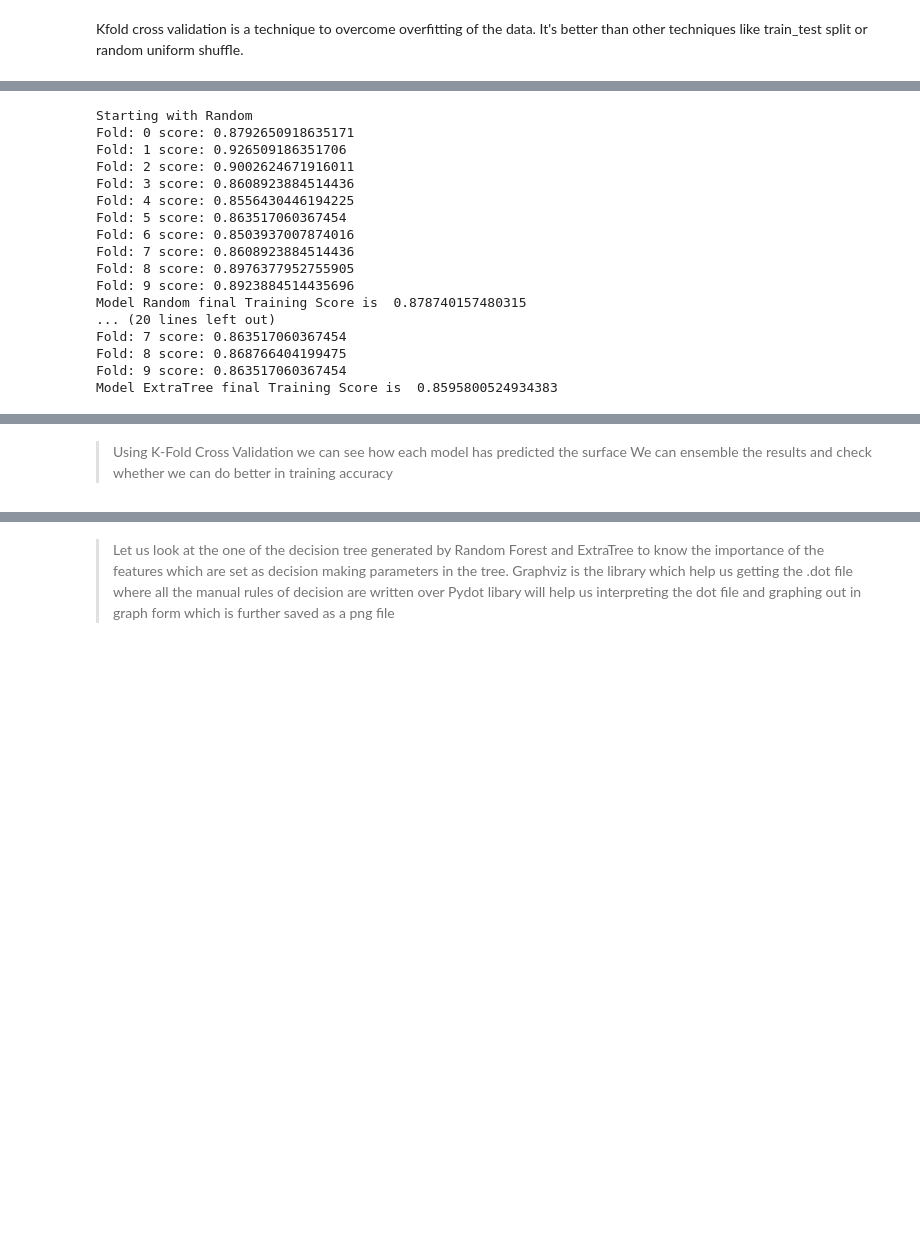
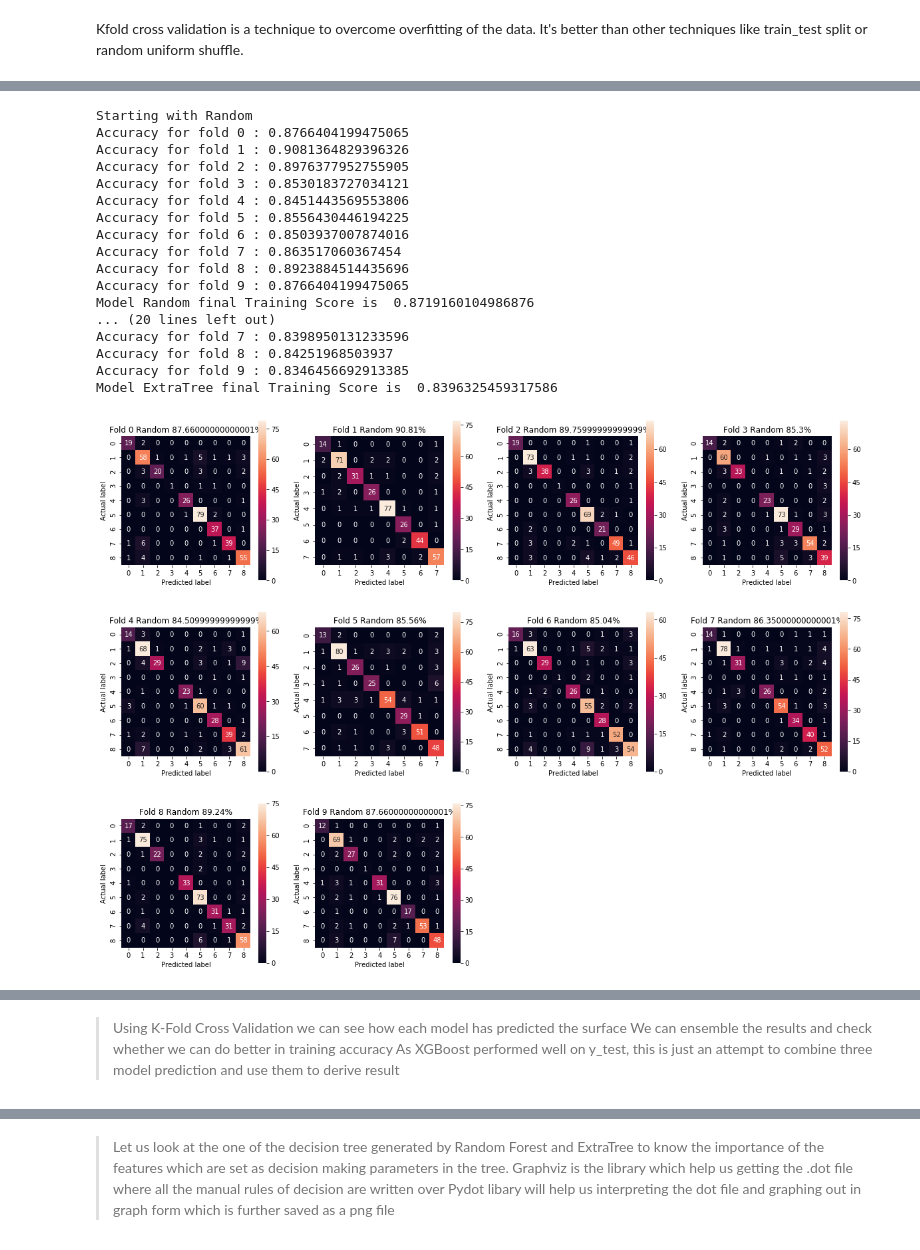
Before and after one commit to Darshansol9/das968_Project1_AI_6613, a Jupyter notebook: condata2019-competition.ipynb, the cells around one changed output, grey strips where cells are left out. Saved outputs shown, nothing was run; the diff lists cells and outputs as text; code cells hidden in the pictures; blank space fills up the shorter version.

```diff
--- a/condata2019-competition.ipynb
+++ b/condata2019-competition.ipynb
@@ -521,14 +584,19 @@ Faster than all other decision trees and can balance the running time without mu
 #Also predicting the unseen tuples
 #Ensembling the results by majority voting techqnique
 
+
+from sklearn import metrics
 df_pred = pd.DataFrame()
 algos = ['Random','XGBoost','ExtraTree']
+conf_matrix = []
 
 def algoRunner(df_pred,algos,model,model_num):
     score = 0
+    score_calc = []
+
     predicted = np.zeros((compiled_test.shape[0],9))
     print(f'Starting with {algos[model_num]}')
-
+    i = 0
     for times,(train_index, test_index) in enumerate(kf.split(compiled_data.values,y_train['surface'].values)):
         X_train,X_test = compiled_data.iloc[train_index],compiled_data.iloc[test_index]
         y_train1,y_test = y_train['surface'][train_index],y_train['surface'][test_index]
@@ -536,60 +604,72 @@ def algoRunner(df_pred,algos,model,model_num):
         #Fitting the model as we have now the best hypertunning parameter to train the data
 
         model.fit(X_train,y_train1)
         y_pred = model.predict(X_test)
+        conf_matrix.append(metrics.confusion_matrix(y_test, y_pred))
 
         #Inserting the prediction column wise in measure numpy array of size (3816,3)
 
         measured[test_index,model_num] = y_pred
         score += model.score(X_test,y_test)
-        print("Fold: {} score: {}".format(times,model.score(X_test,y_test)))
+        score_calc.append(model.score(X_test,y_test))
+        print(f'Accuracy for fold {times} : {score_calc[times]}')
 
         #Making predictions on unseen data samples, predict_proba will return the list of probabilities
         predicted += model.predict_proba(compiled_test)/kf.n_splits
 
+    #Confusion matrix for each fold validation
+
+    plt.figure(figsize=(20,15))
+    for i in range(len(conf_matrix)):
+        plt.subplot(3,4,i+1)
+        plt.title(f'Fold {i} {algos[model_num]} {round(score_calc[i],4)*100}%')
+        sns.heatmap(conf_matrix[i], annot=True, square = True)
+        plt.ylabel('Actual label')
+        plt.xlabel('Predicted label')
+
+    score_calc.clear()
+    conf_matrix.clear()
     #In 10 fold, the prediction done on unseen data is calculated and it has stored in dataframe called df_pred
 
-    final_predictions = []
-    for i in range(predicted.shape[0]):
-        lists = list(predicted[i,:])
-        final_predictions.append(lists.index(max(lists)))
-    df_pred[algos[model_num]] = np.array(final_predictions)
-
+    df_pred[algos[model_num]] = predicted.argmax(axis=1)
     print(f'Model {algos[model_num]} final Training Score is ',score/kf.n_splits)
 
     #Garbage collector is used to free up space.
     gc.collect()
 
 
-#Without using RandomSearch I applied to the best of my knowledge the estimated guess for models
+#Without using RandomSearch I previously applied to the best of my knowledge the estimated guess for models
+
 #model_rf = RandomForestClassifier(n_estimators = 700,n_jobs=-1,max_depth = 10,min_sample_split = 20, min_leaf_split = 7)
 #model_xgb = xgb.XGBClassifier(objective = "multi:softprob", max_depth = 10, n_estimators = 700, learning_rate = 0.2, gamma = 0.4,min_child_weight = 50, nthread = -1, seed = 0)
 #model_etc = ExtraTreesClassifier(n_estimators = 700, max_depth = 10,random_state = 0,max_features = 10)
 
-#Calculated earlier
-model_r = model_rf.best_estimator_
-model_x = model_xgb.best_estimator_
-model_e = model_etc.best_estimator_
+#Calculated earlier from RandomSearchCv
+model_rf_ = model_r.best_estimator_
+model_xgb_ = model_x.best_estimator_
+model_etc_ = model_e.best_estimator_
+
 
 #Running the algos with RandomSearch optimization
-algoRunner(df_pred,algos,model_r,0)
-algoRunner(df_pred,algos,model_x,1)
-algoRunner(df_pred,algos,model_e,2)
+algoRunner(df_pred,algos,model_rf_,0)
+algoRunner(df_pred,algos,model_xgb_,1)
+algoRunner(df_pred,algos,model_etc_,2)
 # %% [output]
 Starting with Random
-Fold: 0 score: 0.8792650918635171
-Fold: 1 score: 0.926509186351706
-Fold: 2 score: 0.9002624671916011
-Fold: 3 score: 0.8608923884514436
-Fold: 4 score: 0.8556430446194225
-Fold: 5 score: 0.863517060367454
-Fold: 6 score: 0.8503937007874016
-Fold: 7 score: 0.8608923884514436
-Fold: 8 score: 0.8976377952755905
-Fold: 9 score: 0.8923884514435696
-Model Random final Training Score is  0.878740157480315
+Accuracy for fold 0 : 0.8766404199475065
+Accuracy for fold 1 : 0.9081364829396326
+Accuracy for fold 2 : 0.8976377952755905
+Accuracy for fold 3 : 0.8530183727034121
+Accuracy for fold 4 : 0.8451443569553806
+Accuracy for fold 5 : 0.8556430446194225
+Accuracy for fold 6 : 0.8503937007874016
+Accuracy for fold 7 : 0.863517060367454
+Accuracy for fold 8 : 0.8923884514435696
+Accuracy for fold 9 : 0.8766404199475065
+Model Random final Training Score is  0.8719160104986876
 ... (20 lines left out)
-Fold: 7 score: 0.863517060367454
-Fold: 8 score: 0.868766404199475
-Fold: 9 score: 0.863517060367454
-Model ExtraTree final Training Score is  0.8595800524934383
+Accuracy for fold 7 : 0.8398950131233596
+Accuracy for fold 8 : 0.84251968503937
+Accuracy for fold 9 : 0.8346456692913385
+Model ExtraTree final Training Score is  0.8396325459317586
+[figure, added]
@@ -596,6 +678,7 @@ Model ExtraTree final Training Score is  0.8595800524934383
 # %% [markdown]
 > Using K-Fold Cross Validation we can see how each model has predicted the surface
 > We can ensemble the results and check whether we can do better in training accuracy
+> As XGBoost performed well on y_test, this is just an attempt to combine three model prediction and use them to derive result
 # %%
 
 from collections import Counter
```
Also changed, not shown: parts of 31 cells of this notebook.
